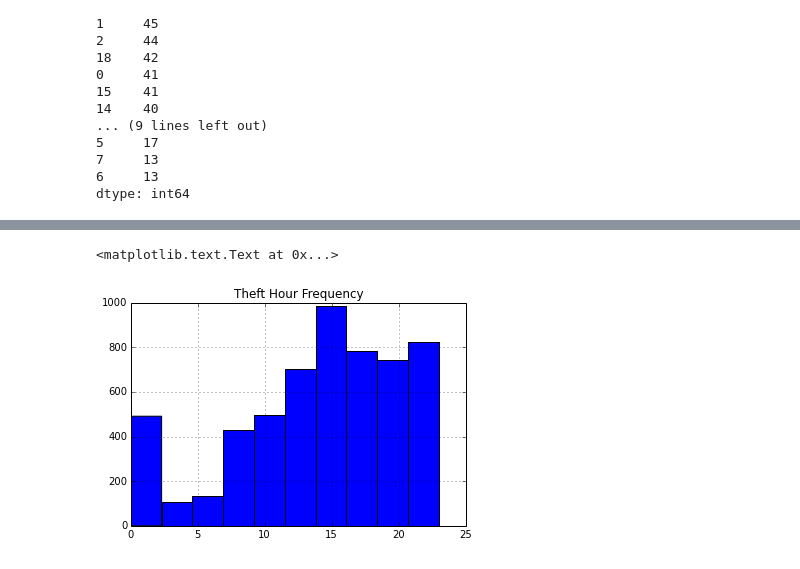
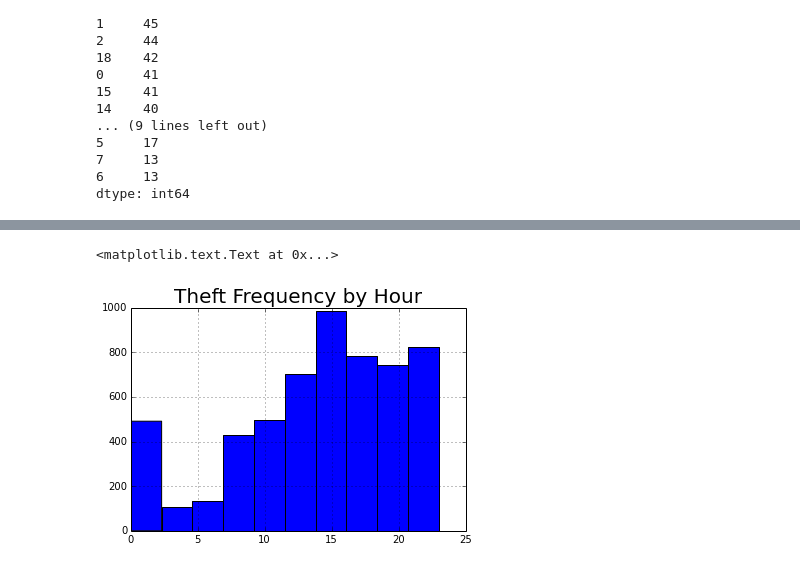
Before and after one commit to carlosmiguelpatino/MetodosComputacionales, a Jupyter notebook: Tarea3/Houston_tenemos_un_problema.ipynb, the cells around one changed output, grey strips where cells are left out. Cells and saved outputs as stored; diff of their text form; code cells hidden in the pictures.

```diff
--- a/Tarea3/Houston_tenemos_un_problema.ipynb
+++ b/Tarea3/Houston_tenemos_un_problema.ipynb
@@ -47,10 +55,10 @@ dtype: int64
 # %%
 #Theft histogram
 Theft = HoustonData.loc[HoustonData['Offense Type'] == 'Theft']
 Theft.Hour.hist()
-plt.title("Theft Hour Frequency")
+plt.title("Theft Frequency by Hour", fontsize = 20)
 # %% [output]
 <matplotlib.text.Text at 0x...>
-[figure, old version]
+[figure, new version]
 # %%
 #Burglary histogram
```
Also changed, not shown: parts of 10 cells of this notebook.
